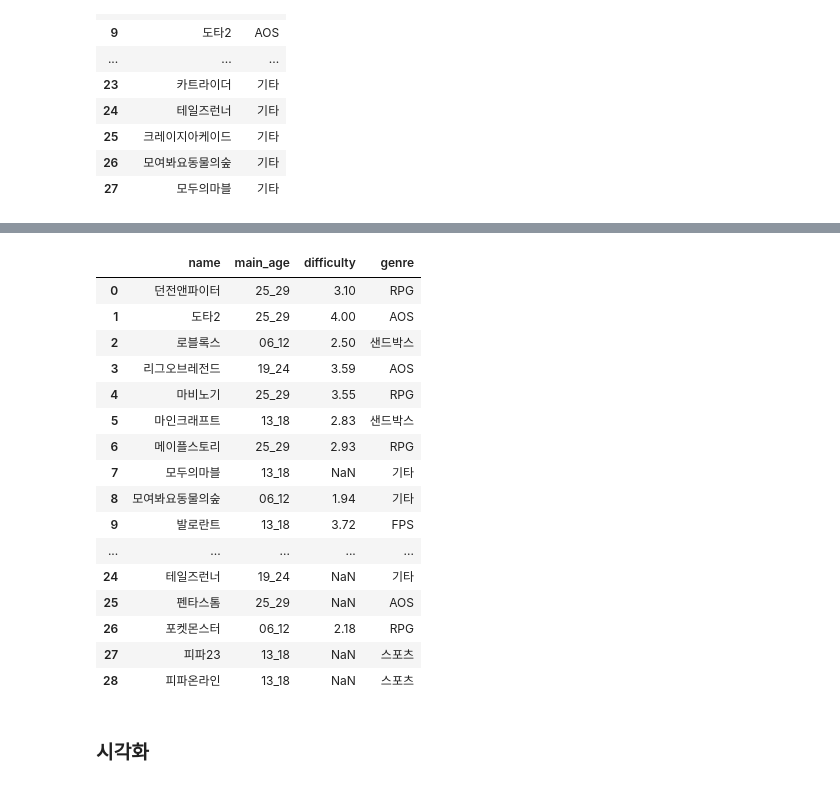
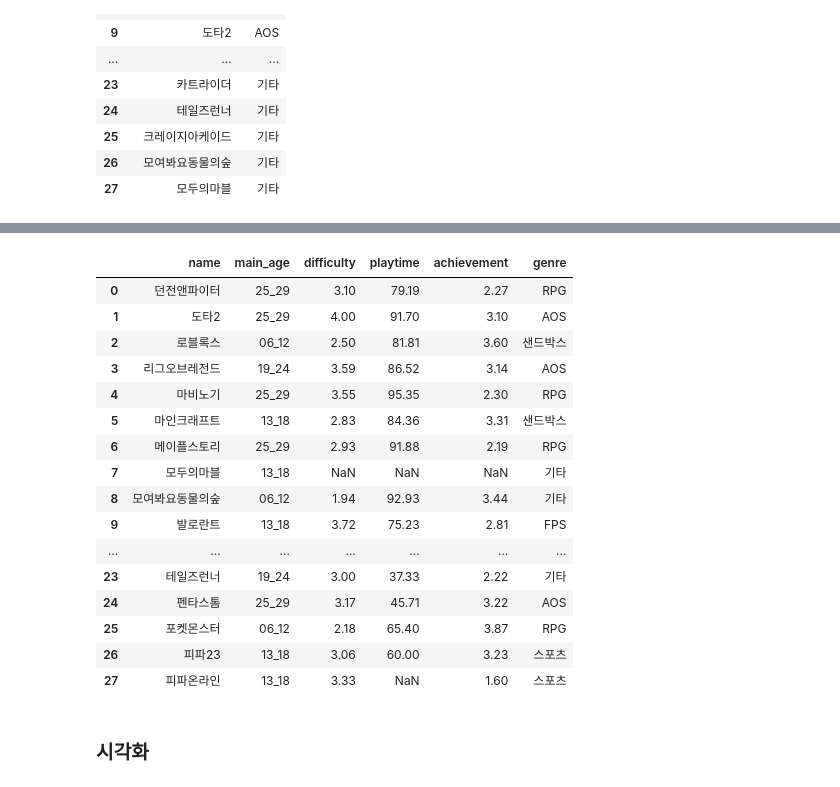
Before and after one commit to vhf1030/wanted-potenup, a Jupyter notebook: project_insight/game_data_integrate.ipynb, the cells around one changed output, grey strips where cells are left out. Drawn from its saved outputs; the diff is of its cells as text; code cells hidden in the pictures.

```diff
--- a/project_insight/game_data_integrate.ipynb
+++ b/project_insight/game_data_integrate.ipynb
@@ -87,35 +87,40 @@ print(sorted(list(set(df_genre['name']))))
 ['던전앤파이터', '도타2', '로블록스', '리그오브레전드', '마비노기', '마인크래프트', '메이플스토리', '모두의마블', '모여봐요동물의숲', '발로란트', '배틀그라운드', '브롤스타즈', '블레이드앤소울', '서든어택', '스타크래프트', '오버워치', '월드오브워크래프트', '카트라이더', '캔디크러쉬사가', '쿠키런킹덤', '크레이지아케이 ...
 ['던전앤파이터', '도타2', '로블록스', '리그오브레전드', '마비노기', '마인크래프트', '메이플스토리', '모두의마블', '모여봐요동물의숲', '발로란트', '배틀그라운드', '브롤스타즈', '블레이드앤소울', '서든어택', '스타크래프트', '오버워치', '월드오브워크래프트', '카트라이더', '캔디크러쉬사가', '쿠키런킹덤', '크레이지아케이 ...
 # %%
-# Step 1: df_mainage와 df_difficulty를 "name"과 "game" 기준으로 조인
-df_difficulty_tmp = df_difficulty[["game", "average"]]
-df_difficulty_tmp.columns = ["name", "difficulty"]
-df_difficulty_tmp.loc[df_difficulty_tmp['name'] == '모여봐요동물의숲:뉴호라이즌', 'name'] = '모여봐요동물의숲'
-df_meta = pd.merge(df_mainage, df_difficulty_tmp, on="name", how="outer")
+# # Step 1: df_mainage와 df_difficulty를 "name"과 "game" 기준으로 조인
+# df_difficulty_tmp = df_difficulty[["game", "average"]]
+# df_difficulty_tmp.columns = ["name", "difficulty"]
+# df_difficulty_tmp.loc[df_difficulty_tmp['name'] == '모여봐요동물의숲:뉴호라이즌', 'name'] = '모여봐요동물의숲'
+# df_meta = pd.merge(df_mainage, df_difficulty_tmp, on="name", how="outer")
+
+# Step 1: df_mainage와 df_stats를 "name" 기준으로 조인
+df_stats_tmp = df_stats[["name", "difficulty_score", "playtime_score", "achievement_score"]]
+df_stats_tmp.columns = ["name", "difficulty", "playtime", "achievement"]
+df_meta = pd.merge(df_mainage, df_stats_tmp, on="name", how="outer")
 
 # Step 2: df_genre와 기존 병합된 데이터프레임을 "name" 기준으로 조인
 df_meta = pd.merge(df_meta, df_genre, on="name", how="outer")
 
 df_meta.to_csv(data_path + "game_meta.csv", index=False)
 df_meta
 # %% [output]
-|  | name | main_age | difficulty | genre |
-| 0 | 던전앤파이터 | 25_29 | 3.10 | RPG |
-| 1 | 도타2 | 25_29 | 4.00 | AOS |
-| 2 | 로블록스 | 06_12 | 2.50 | 샌드박스 |
-| 3 | 리그오브레전드 | 19_24 | 3.59 | AOS |
-| 4 | 마비노기 | 25_29 | 3.55 | RPG |
-| 5 | 마인크래프트 | 13_18 | 2.83 | 샌드박스 |
-| 6 | 메이플스토리 | 25_29 | 2.93 | RPG |
-| 7 | 모두의마블 | 13_18 | NaN | 기타 |
-| 8 | 모여봐요동물의숲 | 06_12 | 1.94 | 기타 |
-| 9 | 발로란트 | 13_18 | 3.72 | FPS |
-| ... | ... | ... | ... | ... |
-| 24 | 테일즈런너 | 19_24 | NaN | 기타 |
-| 25 | 펜타스톰 | 25_29 | NaN | AOS |
-| 26 | 포켓몬스터 | 06_12 | 2.18 | RPG |
-| 27 | 피파23 | 13_18 | NaN | 스포츠 |
-| 28 | 피파온라인 | 13_18 | NaN | 스포츠 |
+|  | name | main_age | difficulty | playtime | achievement | genre |
+| 0 | 던전앤파이터 | 25_29 | 3.10 | 79.19 | 2.27 | RPG |
+| 1 | 도타2 | 25_29 | 4.00 | 91.70 | 3.10 | AOS |
+| 2 | 로블록스 | 06_12 | 2.50 | 81.81 | 3.60 | 샌드박스 |
+| 3 | 리그오브레전드 | 19_24 | 3.59 | 86.52 | 3.14 | AOS |
+| 4 | 마비노기 | 25_29 | 3.55 | 95.35 | 2.30 | RPG |
+| 5 | 마인크래프트 | 13_18 | 2.83 | 84.36 | 3.31 | 샌드박스 |
+| 6 | 메이플스토리 | 25_29 | 2.93 | 91.88 | 2.19 | RPG |
+| 7 | 모두의마블 | 13_18 | NaN | NaN | NaN | 기타 |
+| 8 | 모여봐요동물의숲 | 06_12 | 1.94 | 92.93 | 3.44 | 기타 |
+| 9 | 발로란트 | 13_18 | 3.72 | 75.23 | 2.81 | FPS |
+| ... | ... | ... | ... | ... | ... | ... |
+| 23 | 테일즈런너 | 19_24 | 3.00 | 37.33 | 2.22 | 기타 |
+| 24 | 펜타스톰 | 25_29 | 3.17 | 45.71 | 3.22 | AOS |
+| 25 | 포켓몬스터 | 06_12 | 2.18 | 65.40 | 3.87 | RPG |
+| 26 | 피파23 | 13_18 | 3.06 | 60.00 | 3.23 | 스포츠 |
+| 27 | 피파온라인 | 13_18 | 3.33 | NaN | 1.60 | 스포츠 |
 # %% [markdown]
 ### 시각화
 # %%
```
Also changed, not shown: parts of 21 cells of this notebook, 3 other files.
